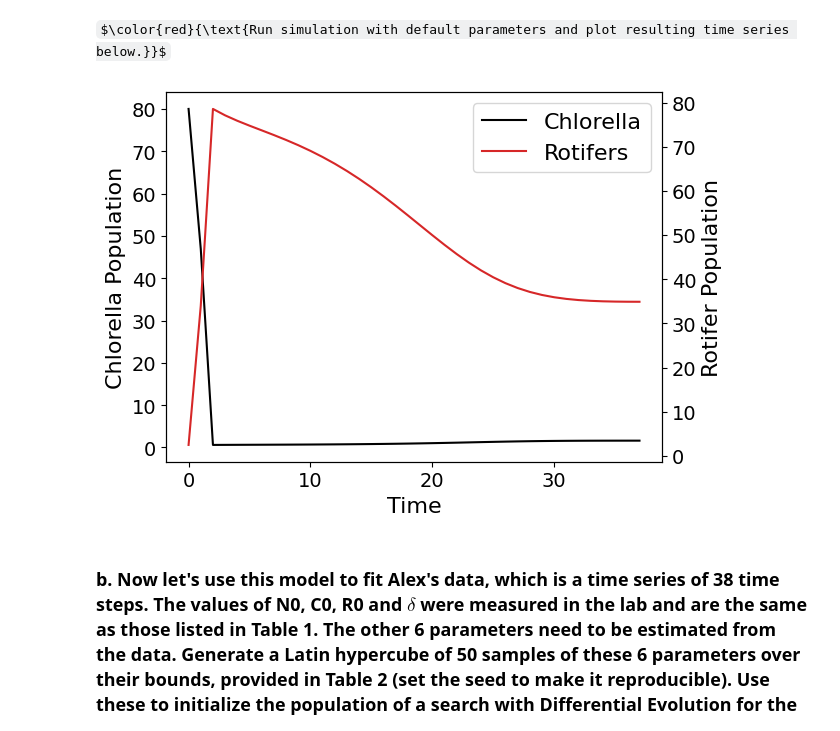
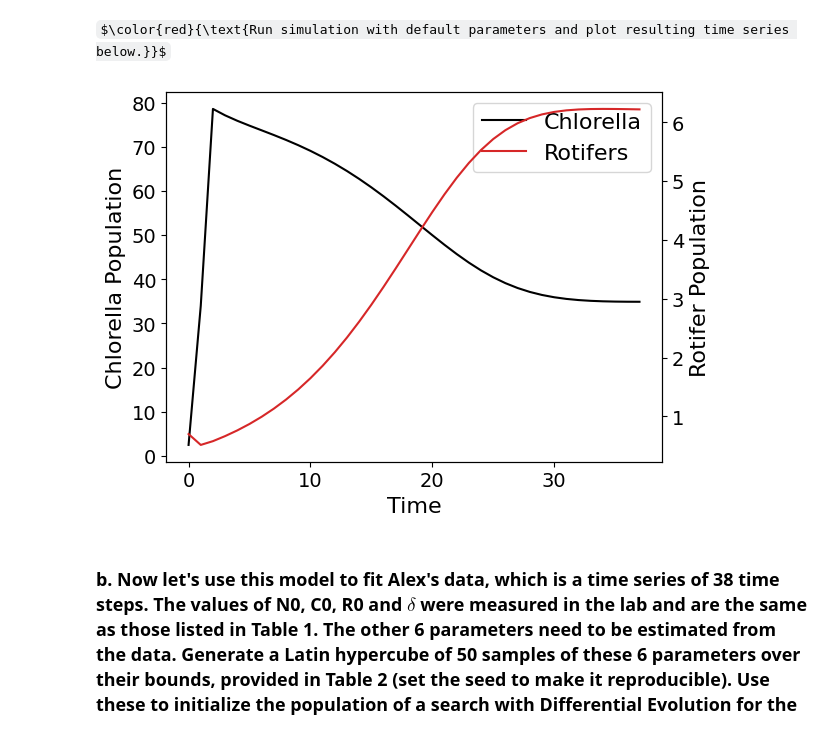
Before and after one commit to Wollmyth/HW_CE6215, a Jupyter notebook: Homework2_template.ipynb, the cells around one changed output. Cells and saved outputs as stored; diff of their text form; code cells hidden in the pictures; some formulas as TeX source.

```diff
--- a/Homework2_template.ipynb
+++ b/Homework2_template.ipynb
@@ -91,25 +91,25 @@ $\color{red}{\text{Run simulation with default parameters and plot resulting tim
 # %%
 params = [4.3, 15.0, 3.3, 1.0, 0.25, 0.3]
 
 soln = integrate.odeint(Fussmann, y0, time, args=(params,))
 
 fig, ax = plt.subplots()
-ln1 = ax.plot(soln[:,0],label="Chlorella",color="black")
+ln1 = ax.plot(soln[:,1],label="Chlorella",color="black")
 ax.tick_params(labelsize=14)
 ax.set_ylabel("Chlorella Population",fontsize=16)
 ax.set_xlabel("Time",fontsize=16)
 ax2 = ax.twinx()
-ln2 = ax2.plot(soln[:,1],label="Rotifers",color="tab:red")
+ln2 = ax2.plot(soln[:,2],label="Rotifers",color="tab:red")
 ax2.tick_params(labelsize=14)
 ax2.set_ylabel("Rotifer Population",fontsize=16)
 lns = ln1 + ln2
 labs = [l.get_label() for l in lns]
 ax.legend(lns, labs, fontsize=16, loc="upper right")
 fig.show()
 
 # run simulation and make plot here
 # %% [output]
-[figure, old version]
+[figure, new version]
 # %% [markdown]
 ### b. Now let's use this model to fit Alex's data, which is a time series of 38 time steps. The values of N0, C0, R0 and $\delta$ were measured in the lab and are the same as those listed in Table 1. The other 6 parameters need to be estimated from the data. Generate a Latin hypercube of 50 samples of these 6 parameters over their bounds, provided in Table 2 (set the seed to make it reproducible). Use these to initialize the population of a search with Differential Evolution for the set of parameters that maximizes the average NSE of simulated and observed chlorella and rotifer populations under each salinity (again, set the seed to make it reproducible). Report the average NSE and parameter estimates of each fit. Note that the Algae columns correspond to Chlorella populations. Hint: You will need to update your Fussmann function to take observed C and R values as an argument and return the negative of the average NSE when those arguments are passed. (20 pts)
 
```
Also changed, not shown: parts of 5 cells of this notebook.
